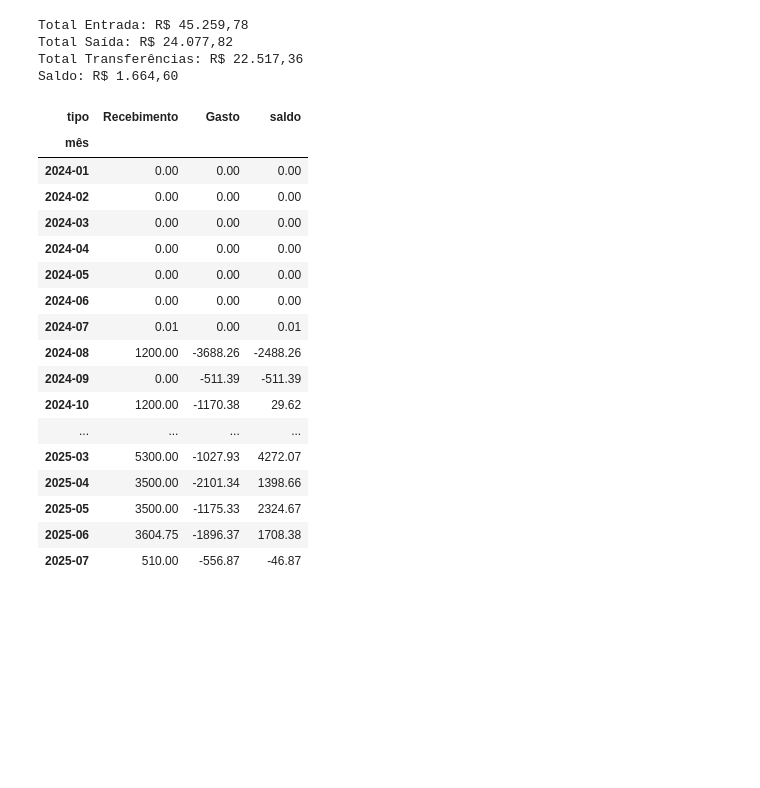
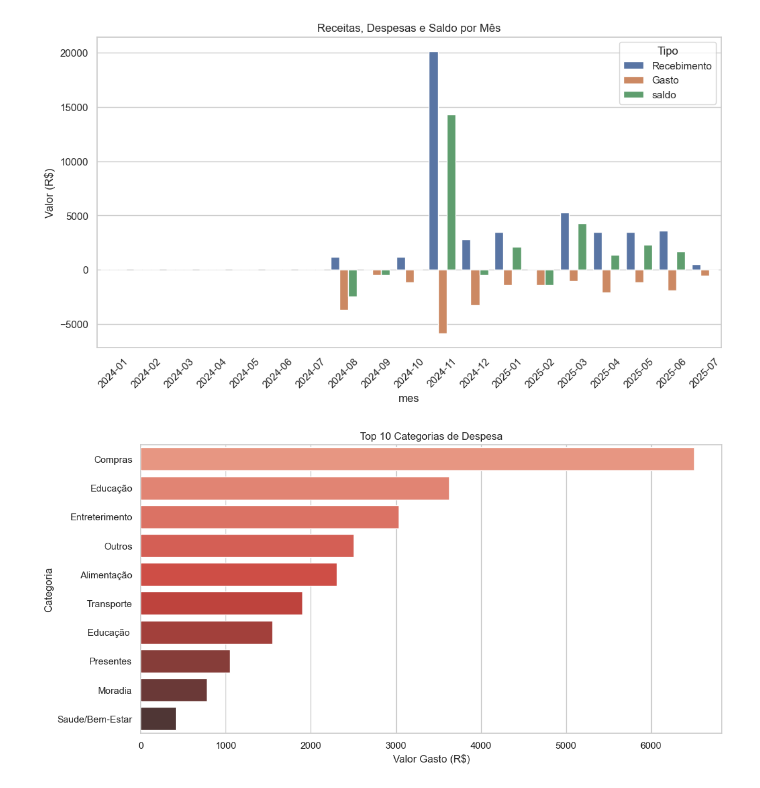
Before and after one commit to Ppaulo03/finance_backend, a Jupyter notebook: analysis.ipynb, the cells around one changed output. Drawn from its saved outputs; the diff is of its cells as text; code cells hidden in the pictures; blank space fills up the shorter version.

```diff
--- a/analysis.ipynb
+++ b/analysis.ipynb
@@ -1,6 +1,7 @@
 # %%
-from database import FinanceDB
+import pandas as pd
+import seaborn as sns
+import matplotlib.pyplot as plt
 
-db = FinanceDB()
-financas = db.get_financas()
-accounts = db.get_accounts()
+sns.set_theme(style="whitegrid")
+plt.rcParams["figure.figsize"] = (12, 6)
@@ -22,17 +28,10 @@ def get_totals(df, inicial_balance=0, log=True):
         print(f"Saldo: {money(saldo)}")
 
     return total_entrada, total_saida, total_transferencias, saldo
-# %%
-totais = get_totals(financas, inicial_balance=accounts["saldo_inicial"].sum())
-# %% [output]
-Total Entrada: R$ 45.259,78
-Total Saída: R$ 24.077,82
-Total Transferências: R$ 22.517,36
-Saldo: R$ 1.664,60
 # %%
 def get_summary(df, period:str='M'):
     period = period.upper()
-    types = {'Y':'ano', 'M': 'mês', 'W': 'semana', 'D': 'dia'}
+    types = {'Y':'ano', 'M': 'mes', 'W': 'semana', 'D': 'dia'}
     if period not in types:
         raise ValueError(f"Período inválido: {period}. Use  'Y' para anual, 'M' para mensal, 'W' para semanal ou 'D' para diário.")
 
@@ -44,23 +43,30 @@ def get_summary(df, period:str='M'):
     return summary
 # %%
 resumo_mensal = get_summary(financas)
-resumo_mensal
+resumo_mensal.reset_index(inplace=True)
+resumo_plot = pd.melt(resumo_mensal, id_vars="mes", value_vars=["Recebimento", "Gasto", "saldo"],
+                      var_name="Tipo", value_name="Valor")
+
+sns.barplot(data=resumo_plot, x="mes", y="Valor", hue="Tipo")
+plt.xticks(rotation=45)
+plt.title("Receitas, Despesas e Saldo por Mês")
+plt.ylabel("Valor (R$)")
+plt.show()
 # %% [output]
-| tipo | Recebimento | Gasto | saldo |
-| mês |  |  |  |
-| 2024-01 | 0.00 | 0.00 | 0.00 |
-| 2024-02 | 0.00 | 0.00 | 0.00 |
-| 2024-03 | 0.00 | 0.00 | 0.00 |
-| 2024-04 | 0.00 | 0.00 | 0.00 |
-| 2024-05 | 0.00 | 0.00 | 0.00 |
-| 2024-06 | 0.00 | 0.00 | 0.00 |
-| 2024-07 | 0.01 | 0.00 | 0.01 |
-| 2024-08 | 1200.00 | -3688.26 | -2488.26 |
-| 2024-09 | 0.00 | -511.39 | -511.39 |
-| 2024-10 | 1200.00 | -1170.38 | 29.62 |
-| ... | ... | ... | ... |
-| 2025-03 | 5300.00 | -1027.93 | 4272.07 |
-| 2025-04 | 3500.00 | -2101.34 | 1398.66 |
-| 2025-05 | 3500.00 | -1175.33 | 2324.67 |
-| 2025-06 | 3604.75 | -1896.37 | 1708.38 |
-| 2025-07 | 510.00 | -556.87 | -46.87 |
+[figure, added]
+# %%
+df_despesas = financas[financas["tipo"] == "Gasto"]
+categorias = (
+    df_despesas.groupby("categoria")["valor"]
+    .sum()
+    .sort_values(ascending=True)
+    .head(10)
+)
+
+sns.barplot(x=-categorias.values, y=categorias.index, palette="Reds_d", hue=categorias.index, legend=False)
+plt.title("Top 10 Categorias de Despesa")
+plt.xlabel("Valor Gasto (R$)")
+plt.ylabel("Categoria")
+plt.show()
+# %% [output]
+[figure, added]
```
Also changed, not shown: parts of 5 cells of this notebook, 2 other files.
